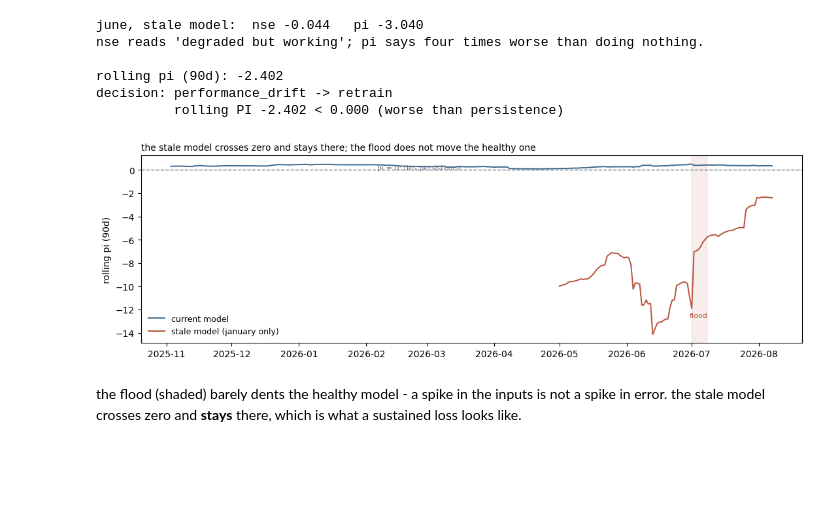
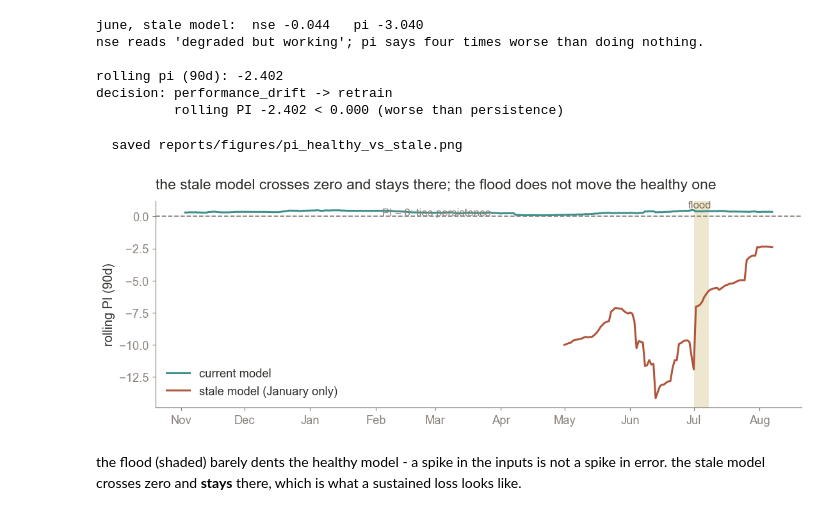
Before and after one commit to babnigg/streamflow-mlops, a Jupyter notebook: notebooks/05_monitoring.ipynb, the cells around one changed output. Cells and saved outputs as stored; diff of their text form; code cells hidden in the pictures; blank space fills up the shorter version.

```diff
--- a/notebooks/05_monitoring.ipynb
+++ b/notebooks/05_monitoring.ipynb
@@ -248,21 +296,28 @@ nse reads 'degraded but working'; pi says four times worse than doing nothing.
 rolling pi (90d): -2.402
 decision: performance_drift -> retrain
           rolling PI -2.402 < 0.000 (worse than persistence)
-# %%
-fig, ax = plt.subplots(figsize=(11, 3.6))
-ax.plot(s_ok.date, monitor.rolling_pi(s_ok), color=steel, lw=1.4, label="current model")
-ax.plot(s_stale.date, pi_stale, color=rust, lw=1.4, label="stale model (january only)")
-ax.axhline(0, color=slate, lw=1, ls="--")
-ax.text(s_stale.date.iloc[5], 0.04, "pi = 0: ties persistence", color=slate, fontsize=8)
-ax.axvspan(pd.Timestamp("2026-07-01"), pd.Timestamp("2026-07-08"), color=rust, alpha=.10)
-ax.text(pd.Timestamp("2026-07-04"), ax.get_ylim()[0]*0.85, "flood", color=rust,
-        fontsize=8, ha="center")
-ax.set_ylabel(f"rolling pi ({MON['pi_window_days']}d)"); ax.legend(frameon=False, fontsize=9)
-ax.set_title("the stale model crosses zero and stays there; the flood does not move the healthy one",
-             fontsize=10, loc="left")
-plt.tight_layout(); plt.show()
-# %% [output]
-[figure, removed]
+# %%
+fig, ax = plt.subplots(figsize=WIDE)
+ax.axvspan(pd.Timestamp("2026-07-01"), pd.Timestamp("2026-07-08"),
+           color=GOLD, alpha=.30, lw=0, zorder=1)
+ax.plot(s_ok.date, monitor.rolling_pi(s_ok), color=TEAL, label="current model", zorder=3)
+ax.plot(s_stale.date, pi_stale, color=CLAY, label="stale model (January only)", zorder=3)
+ax.axhline(0, color=MUTED, lw=1.2, ls="--", zorder=2)
+
+lo, hi = ax.get_ylim()
+ax.text(pd.Timestamp("2026-07-04"), hi, "flood", color=BROWN,
+        ha="center", va="top", fontsize=11)
+ax.text(s_stale.date.iloc[3], 0.06, "PI = 0: ties persistence", color=MUTED, fontsize=11)
+
+ax.set_ylabel(f"rolling PI ({MON['pi_window_days']}d)")
+ax.legend(loc="lower left")
+ax.xaxis.set_major_formatter(mdates.DateFormatter("%b"))
+ax.set_title("the stale model crosses zero and stays there; "
+             "the flood does not move the healthy one")
+save(fig, "pi_healthy_vs_stale"); plt.show()
+# %% [output]
+  saved reports/figures/pi_healthy_vs_stale.png
+[figure, added]
 # %% [markdown]
 the flood (shaded) barely dents the healthy model - a spike in the inputs is not a
 spike in error. the stale model crosses zero and **stays** there, which is what a
```
Also changed, not shown: parts of 5 cells of this notebook, 9 other files.
